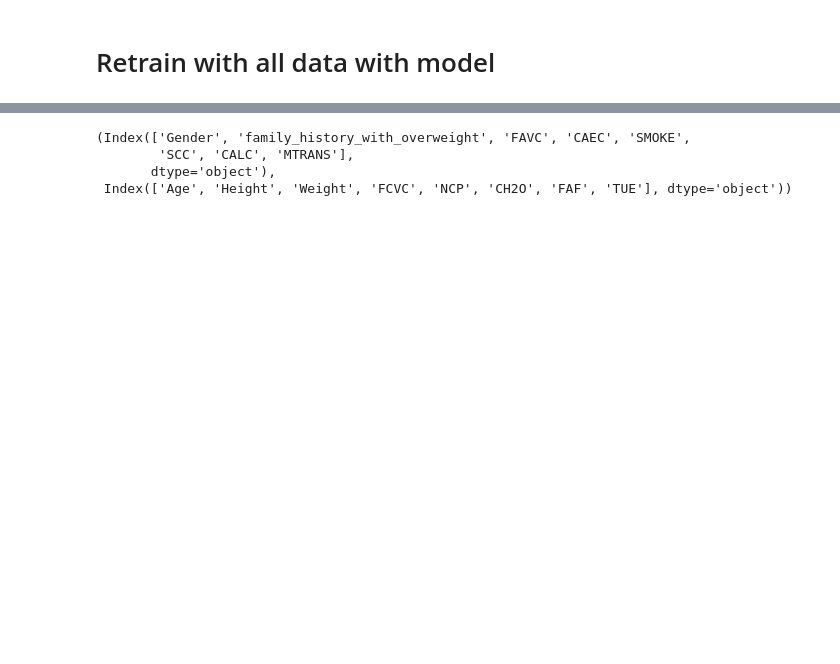
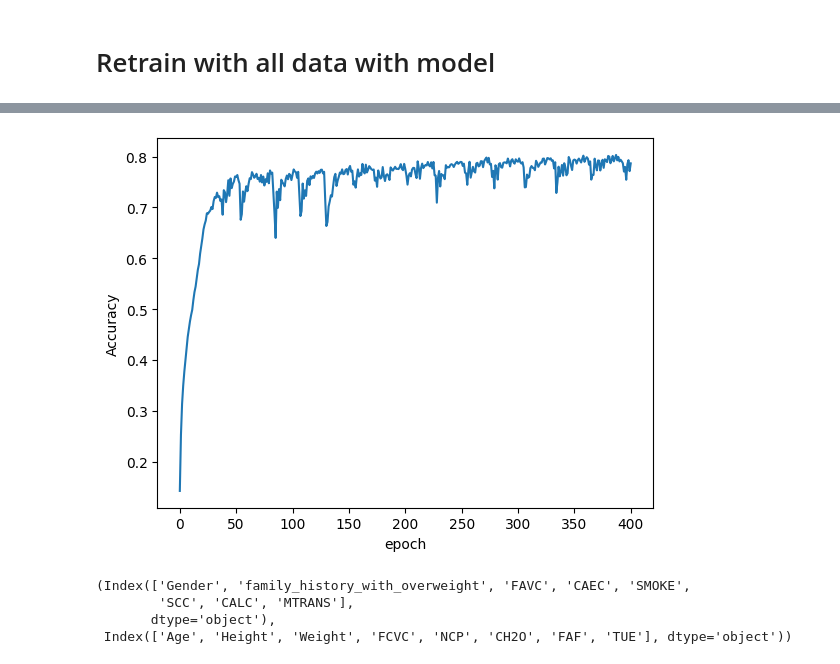
Before and after one commit to andrewbremner3/PlayGroundSeries, a Jupyter notebook: weightrisk-s4e2-pytorch.ipynb, the cells around one changed output, grey strips where cells are left out. Cells and saved outputs as stored; diff of their text form; code cells hidden in the pictures; blank space fills up the shorter version.

```diff
--- a/weightrisk-s4e2-pytorch.ipynb
+++ b/weightrisk-s4e2-pytorch.ipynb
@@ -688,3 +680,9 @@ Training took 2.093075867493947 minutes
+# %%
+plt.plot(range(epochs), [x.item() for x in acc_lst])
+plt.ylabel('Accuracy')
+plt.xlabel('epoch');
+# %% [output]
+[figure, added]
 # %%
 cat_cols,cont_cols
 # %% [output]
```
Also changed, not shown: parts of 31 cells of this notebook.
